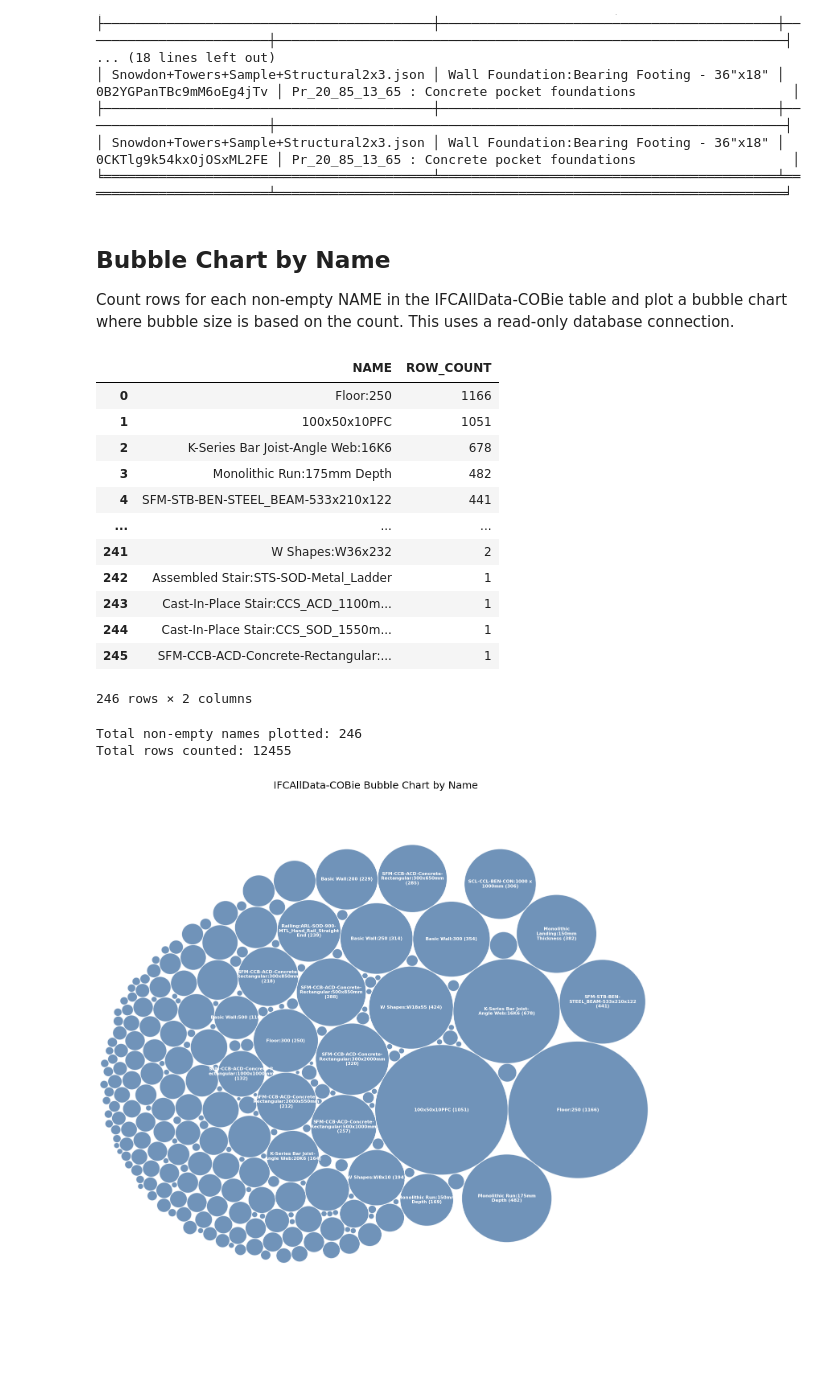
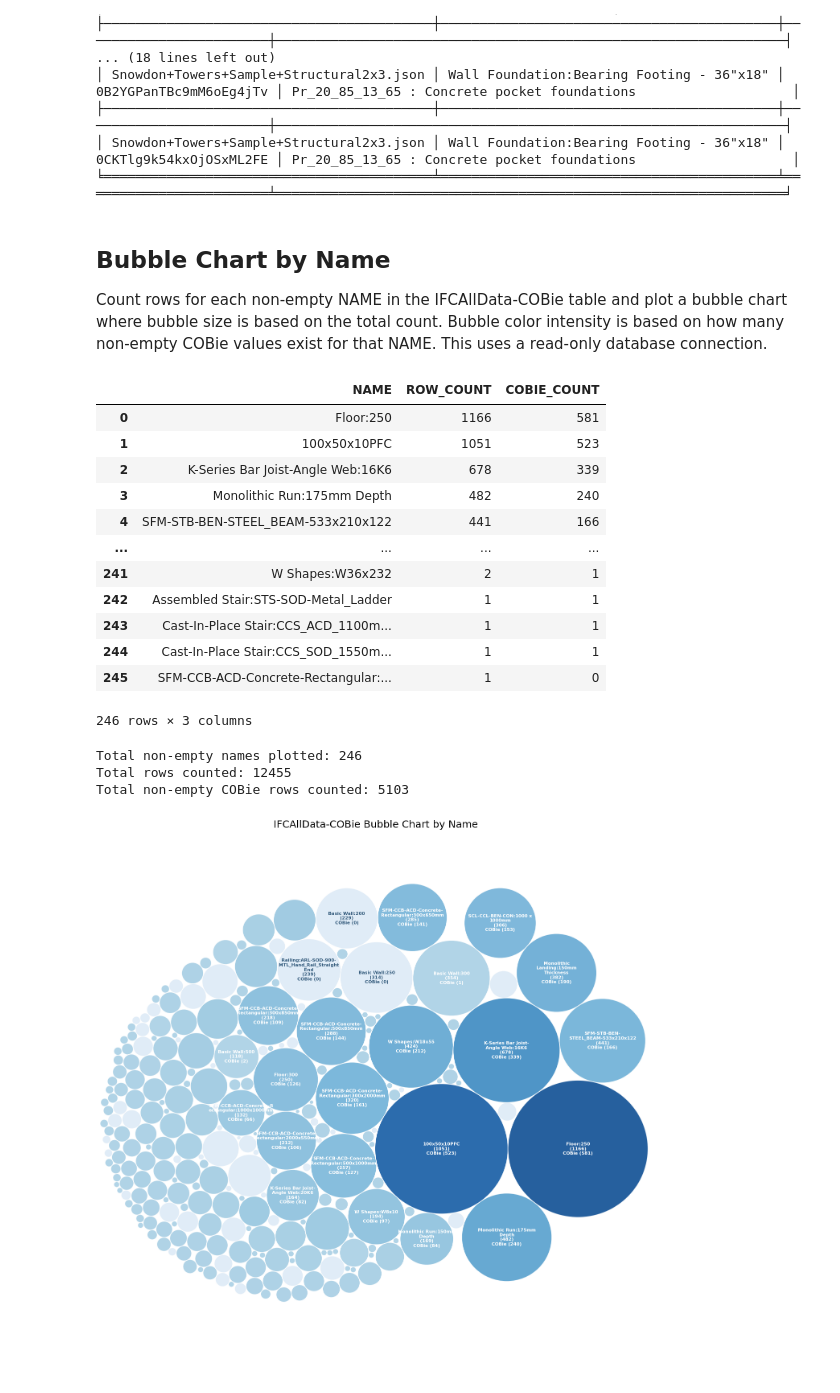
Before and after one commit to plarchi/MsC-IFC-APS, a Jupyter notebook: PyQueryDB/IFCAllData-Query-COBie.ipynb, the cells around one changed output. Drawn from its saved outputs; the diff is of its cells as text; code cells hidden in the pictures; blank space fills up the shorter version.

Commit message:
COBie Data Diagram work done.

```diff
--- a/PyQueryDB/IFCAllData-Query-COBie.ipynb
+++ b/PyQueryDB/IFCAllData-Query-COBie.ipynb
@@ -63,7 +63,7 @@ IFCAllData-COBie SQL Table preview: first 8 rows and last 10 rows
 ╘══════════════════════════════════════════╧═══════════════════════════════════════════╧════════════════════════╧═════════════════════════════════════════════════════════════════╛
 # %% [markdown]
 ## Bubble Chart by Name
-Count rows for each non-empty NAME in the IFCAllData-COBie table and plot a bubble chart where bubble size is based on the count. This uses a read-only database connection.
+Count rows for each non-empty NAME in the IFCAllData-COBie table and plot a bubble chart where bubble size is based on the total count. Bubble color intensity is based on how many non-empty COBie values exist for that NAME. This uses a read-only database connection.
 # %%
 import sqlite3
 import textwrap
@@ -82,7 +82,10 @@ else:
 
     try:
         query = '''
-        SELECT TRIM(NAME) AS NAME, COUNT(*) AS ROW_COUNT
+        SELECT
+        TRIM(NAME) AS NAME,
+        COUNT(*) AS ROW_COUNT,
+        SUM(CASE WHEN TRIM(COALESCE(COBie, '')) <> '' THEN 1 ELSE 0 END) AS COBIE_COUNT
         FROM "IFCAllData-COBie"
         WHERE TRIM(COALESCE(NAME, '')) <> ''
         GROUP BY TRIM(NAME)
@@ -97,8 +100,20 @@ else:
     else:
         display(name_counts)
 
+        positive_cobie = name_counts[name_counts["COBIE_COUNT"] > 0]["COBIE_COUNT"]
+        min_cobie = int(positive_cobie.min()) if not positive_cobie.empty else 0
+        max_cobie = int(positive_cobie.max()) if not positive_cobie.empty else 0
+        blues_cmap = plt.get_cmap("Blues")
+        cobie_count_by_name = {
+            str(row["NAME"]): int(row["COBIE_COUNT"])
+            for _, row in name_counts.iterrows()
+        }
+
         circles_data = [
-            {"id": str(row["NAME"]), "datum": int(row["ROW_COUNT"])}
+            {
+                "id": str(row["NAME"]),
+                "datum": int(row["ROW_COUNT"]),
+            }
             for _, row in name_counts.iterrows()
             if pd.notna(row["NAME"]) and int(row["ROW_COUNT"]) > 0
         ]
@@ -127,49 +142,65 @@ else:
             x, y, r = circle
             name_value = str(circle.ex["id"]).strip()
             row_count = int(circle.ex["datum"])
-            label = textwrap.fill(f"{name_value}\n({row_count})", width=22)
+            cobie_count = cobie_count_by_name.get(name_value, 0)
+
+            if cobie_count <= 0 or max_cobie <= 0:
+                facecolor = "#DCEAF7"
+                text_color = "#355C7D"
+            elif max_cobie == min_cobie:
+                facecolor = blues_cmap(0.80)
+                text_color = "white"
+            else:
+                normalized = (cobie_count - min_cobie) / (max_cobie - min_cobie)
+                facecolor = blues_cmap(0.35 + 0.55 * normalized)
+                text_color = "white"
+
+            label = textwrap.fill(name_value, width=22)
+            label = f"{label}\n({row_count})\nCOBie ({cobie_count})"
 
             ax.add_patch(
                 plt.Circle(
                     (x, y),
                     r,
-                    alpha=0.8,
+                    alpha=0.88,
                     linewidth=1.2,
                     edgecolor="white",
-                    facecolor="#4C78A8",
+                    facecolor=facecolor,
                 )
             )
 
             if r > 0.08:
                 ax.annotate(
                     label,
                     (x, y),
                     ha="center",
                     va="center",
                     fontsize=8,
-                    color="white",
+                    color=text_color,
                     weight="bold",
                 )
 
         print(f"Total non-empty names plotted: {len(name_counts)}")
         print(f"Total rows counted: {int(name_counts['ROW_COUNT'].sum())}")
+        print(f"Total non-empty COBie rows counted: {int(name_counts['COBIE_COUNT'].sum())}")
 
         plt.tight_layout()
         plt.show()
 # %% [output]
-|  | NAME | ROW_COUNT |
-| 0 | Floor:250 | 1166 |
-| 1 | 100x50x10PFC | 1051 |
-| 2 | K-Series Bar Joist-Angle Web:16K6 | 678 |
-| 3 | Monolithic Run:175mm Depth | 482 |
-| 4 | SFM-STB-BEN-STEEL_BEAM-533x210x122 | 441 |
-| ... | ... | ... |
-| 241 | W Shapes:W36x232 | 2 |
-| 242 | Assembled Stair:STS-SOD-Metal_Ladder | 1 |
-| 243 | Cast-In-Place Stair:CCS_ACD_1100m... | 1 |
-| 244 | Cast-In-Place Stair:CCS_SOD_1550m... | 1 |
-| 245 | SFM-CCB-ACD-Concrete-Rectangular:... | 1 |
+|  | NAME | ROW_COUNT | COBIE_COUNT |
+| 0 | Floor:250 | 1166 | 581 |
+| 1 | 100x50x10PFC | 1051 | 523 |
+| 2 | K-Series Bar Joist-Angle Web:16K6 | 678 | 339 |
+| 3 | Monolithic Run:175mm Depth | 482 | 240 |
+| 4 | SFM-STB-BEN-STEEL_BEAM-533x210x122 | 441 | 166 |
+| ... | ... | ... | ... |
+| 241 | W Shapes:W36x232 | 2 | 1 |
+| 242 | Assembled Stair:STS-SOD-Metal_Ladder | 1 | 1 |
+| 243 | Cast-In-Place Stair:CCS_ACD_1100m... | 1 | 1 |
+| 244 | Cast-In-Place Stair:CCS_SOD_1550m... | 1 | 1 |
+| 245 | SFM-CCB-ACD-Concrete-Rectangular:... | 1 | 0 |
-246 rows × 2 columns
+246 rows × 3 columns
 Total non-empty names plotted: 246
 Total rows counted: 12455
+Total non-empty COBie rows counted: 5103
-[figure, old version]
+[figure, new version]
```
